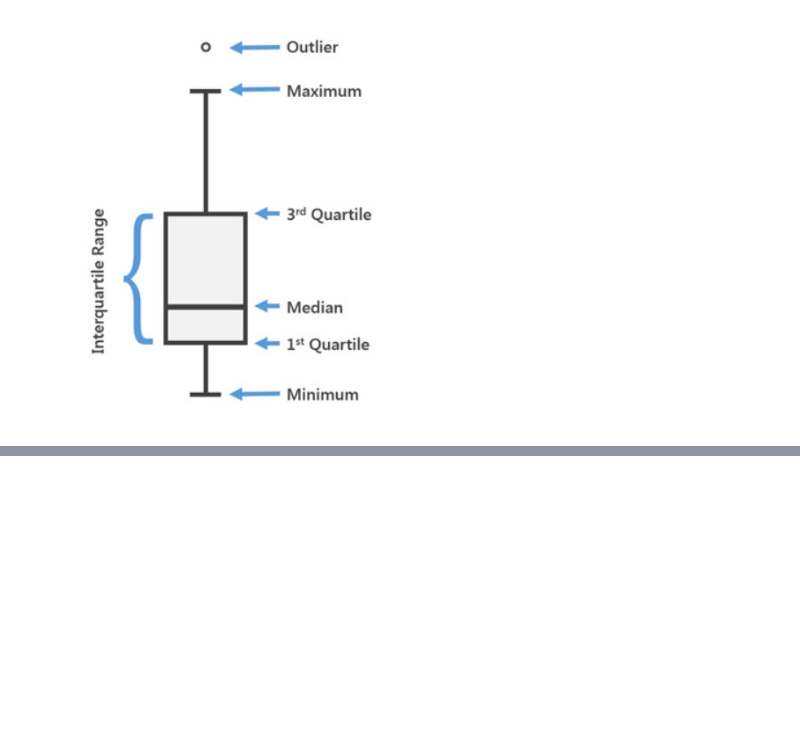
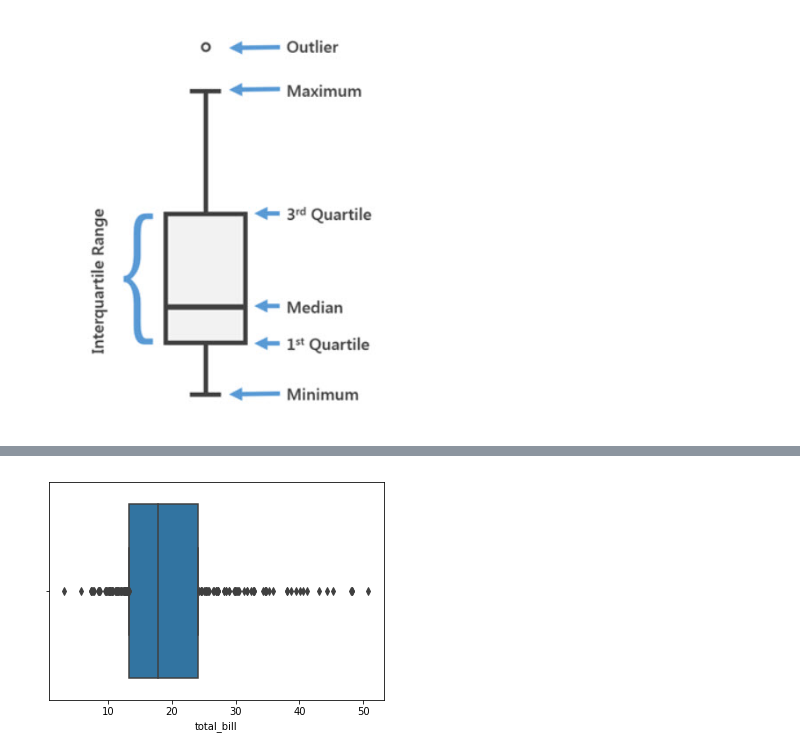
Before and after one commit to MartynaMisk/Boxplot, a Jupyter notebook: BoxplotsJupyter.ipynb, the cells around one changed output, grey strips where cells are left out. Saved outputs shown, nothing was run; the diff lists cells and outputs as text; code cells hidden in the pictures; blank space fills up the shorter version.

```diff
--- a/BoxplotsJupyter.ipynb
+++ b/BoxplotsJupyter.ipynb
@@ -72,0 +128,6 @@ https://www.inertia7.com/projects/3
+# %%
+#We can inlcuce the lenght of the whicskers or no whiskers and only datapoints
+#With those seaborn codes we can really see how we can control the visual data
+ax = sns.boxplot(x=tips["total_bill"], whis=0)
+# %% [output]
+[figure, added]
```
Also changed, not shown: parts of 30 cells of this notebook.
